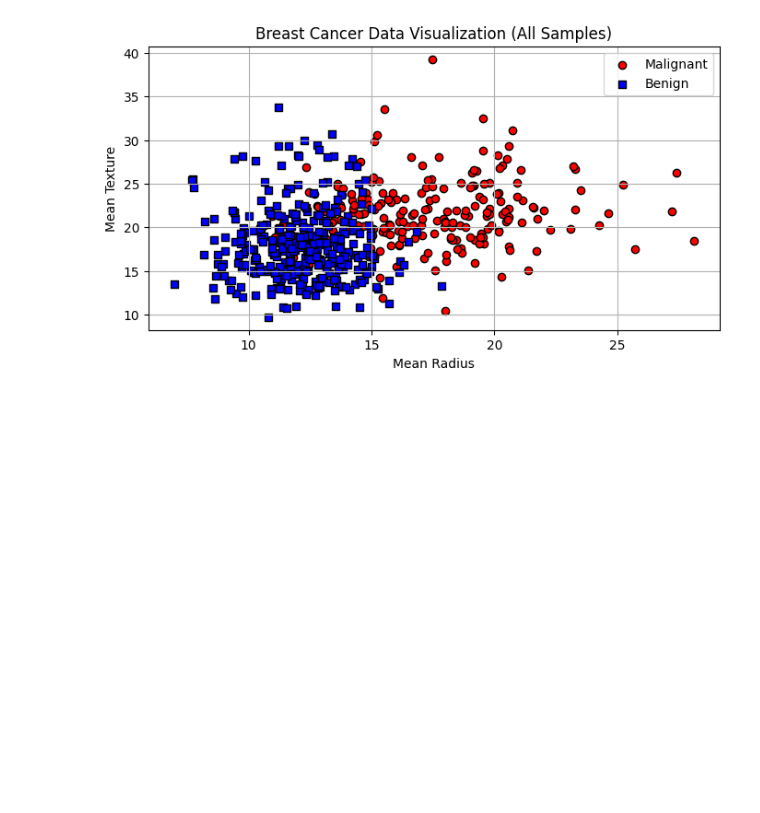
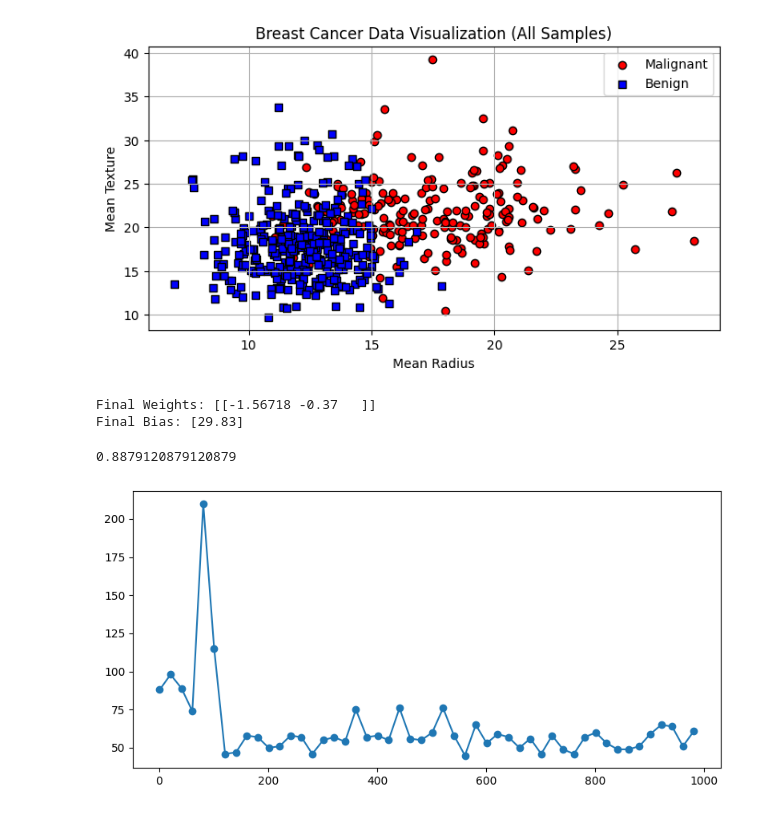
Before and after one commit to HatamiM12/Machine-Learning-Training, a Jupyter notebook: breast_cancer.ipynb, the cells around one changed output. Drawn from its saved outputs; the diff is of its cells as text; code cells hidden in the pictures; blank space fills up the shorter version.

Commit message:
Visualizing output

```diff
--- a/breast_cancer.ipynb
+++ b/breast_cancer.ipynb
@@ -36,0 +80,17 @@ y_selected = y
+# %%
+#Splitting data
+data = load_breast_cancer()
+X, y = data.data, data.target
+feature_names = data.feature_names
+
+df = pd.DataFrame(X, columns=data.feature_names)
+df['target'] = y
+selected_features = ['mean radius', 'mean texture']
+X_selected = df[selected_features].values
+y_selected = y
+
+X_train, X_test, y_train, y_test = train_test_split(X_selected, y_selected , test_size=0.2, random_state=42, stratify = y_selected)
+
+
+print(f"Training samples: {X_train.shape[0]}")
+print(f"Testing samples: {X_test.shape[0]}")
@@ -50,0 +177,40 @@ plt.show()
+# %%
+percept = Perceptron(eta0=0.01, random_state=42)
+percept.fit(X_train, y_train)
+
+
+errors_per_epoch = []
+classes = np.unique(y_train)
+
+n_epochs = 1000
+for epoch in range(n_epochs):
+    if epoch == 0:
+        percept.partial_fit(
+            X_train,
+            y_train,
+            classes=classes
+        )
+    else:
+        percept.partial_fit(X_train, y_train)
+
+    y_train_pred = percept.predict(X_train)
+    errors = np.sum(y_train_pred != y_train)
+    errors_per_epoch.append(errors)
+
+
+plt.figure(figsize=(8, 4))
+
+epochs_to_plot = np.arange(1, n_epochs + 1)[::20]
+errors_to_plot = errors_per_epoch[::20]
+
+plt.plot(epochs_to_plot, errors_to_plot, marker='o')
+plt.tight_layout()
+
+print(f"Final Weights: {percept.coef_}")
+print(f"Final Bias: {percept.intercept_}")
+percept.score(X_train, y_train)
+# %% [output]
+Final Weights: [[-1.56718 -0.37   ]]
+Final Bias: [29.83]
+0.8879120879120879
+[figure, added]
```
Also changed, not shown: parts of 10 cells of this notebook.
